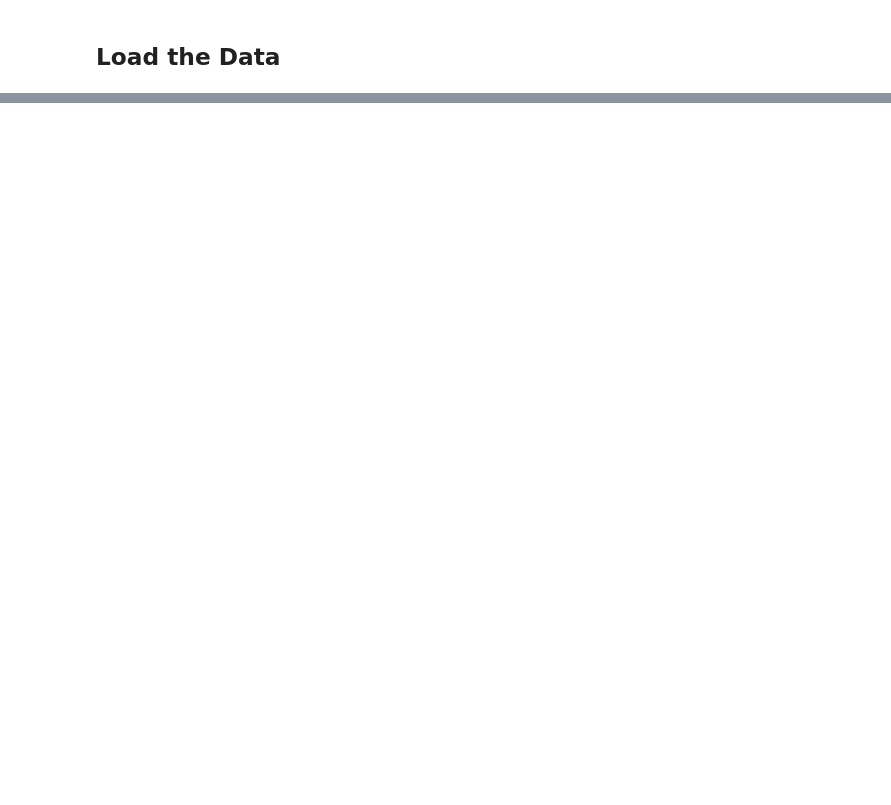
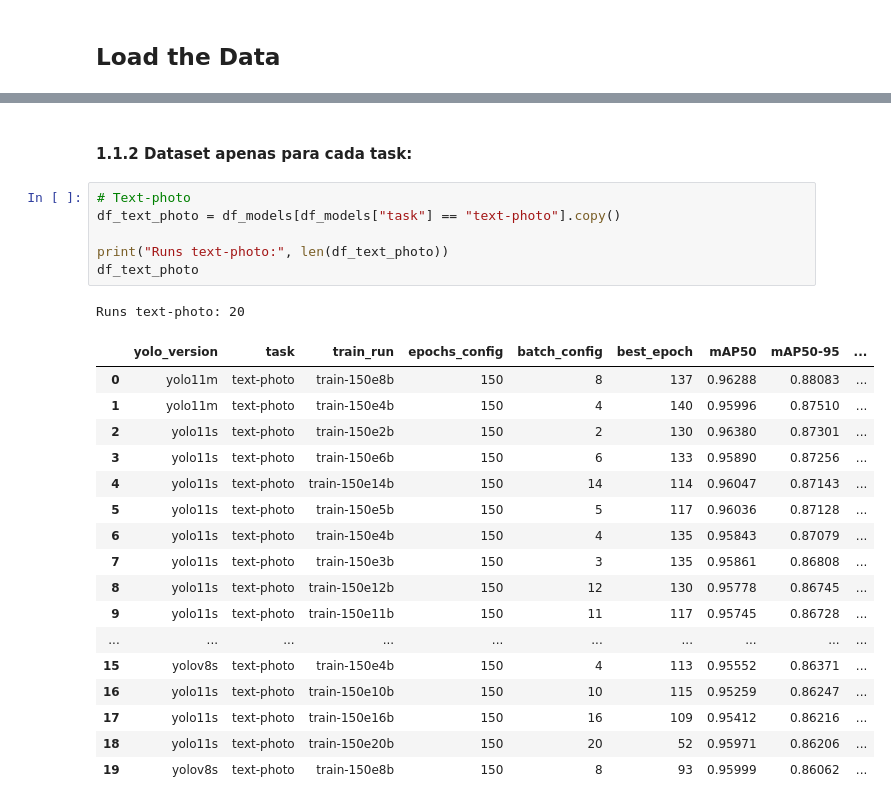
Before and after one commit to danielpiresribeiro123-code/cv_analyser_research, a Jupyter notebook: src/notebooks/data_analysis.ipynb, the cells around one changed output, grey strips where cells are left out. Drawn from its saved outputs; the diff is of its cells as text; blank space fills up the shorter version.

```diff
--- a/src/notebooks/data_analysis.ipynb
+++ b/src/notebooks/data_analysis.ipynb
@@ -64,0 +81,27 @@ df_sorted
+# %% [markdown]
+#### 1.1.2 Dataset apenas para cada task:
+# %%
+# Text-photo
+df_text_photo = df_models[df_models["task"] == "text-photo"].copy()
+
+print("Runs text-photo:", len(df_text_photo))
+df_text_photo
+# %% [output]
+Runs text-photo: 20
+|  | yolo_version | task | train_run | epochs_config | batch_config | best_epoch | mAP50 | mAP50-95 | ... |
+| 0 | yolo11m | text-photo | train-150e8b | 150 | 8 | 137 | 0.96288 | 0.88083 | ... |
+| 1 | yolo11m | text-photo | train-150e4b | 150 | 4 | 140 | 0.95996 | 0.87510 | ... |
+| 2 | yolo11s | text-photo | train-150e2b | 150 | 2 | 130 | 0.96380 | 0.87301 | ... |
+| 3 | yolo11s | text-photo | train-150e6b | 150 | 6 | 133 | 0.95890 | 0.87256 | ... |
+| 4 | yolo11s | text-photo | train-150e14b | 150 | 14 | 114 | 0.96047 | 0.87143 | ... |
+| 5 | yolo11s | text-photo | train-150e5b | 150 | 5 | 117 | 0.96036 | 0.87128 | ... |
+| 6 | yolo11s | text-photo | train-150e4b | 150 | 4 | 135 | 0.95843 | 0.87079 | ... |
+| 7 | yolo11s | text-photo | train-150e3b | 150 | 3 | 135 | 0.95861 | 0.86808 | ... |
+| 8 | yolo11s | text-photo | train-150e12b | 150 | 12 | 130 | 0.95778 | 0.86745 | ... |
+| 9 | yolo11s | text-photo | train-150e11b | 150 | 11 | 117 | 0.95745 | 0.86728 | ... |
+| ... | ... | ... | ... | ... | ... | ... | ... | ... | ... |
+| 15 | yolov8s | text-photo | train-150e4b | 150 | 4 | 113 | 0.95552 | 0.86371 | ... |
+| 16 | yolo11s | text-photo | train-150e10b | 150 | 10 | 115 | 0.95259 | 0.86247 | ... |
+| 17 | yolo11s | text-photo | train-150e16b | 150 | 16 | 109 | 0.95412 | 0.86216 | ... |
+| 18 | yolo11s | text-photo | train-150e20b | 150 | 20 | 52 | 0.95971 | 0.86206 | ... |
+| 19 | yolov8s | text-photo | train-150e8b | 150 | 8 | 93 | 0.95999 | 0.86062 | ... |
```
Also changed, not shown: parts of 27 cells of this notebook, 2 other files.
